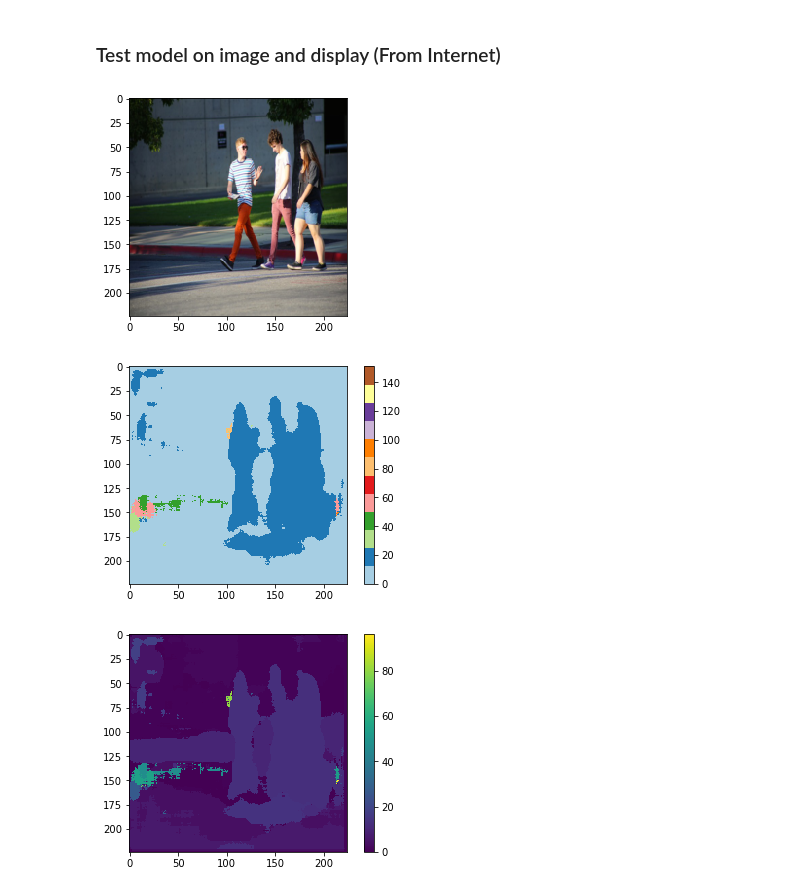
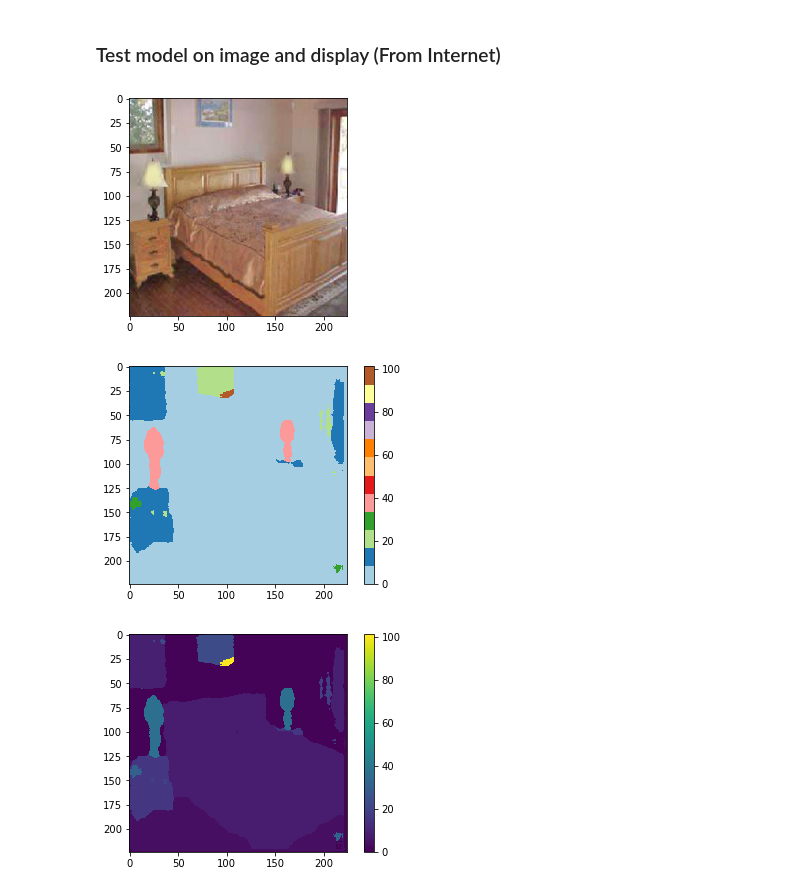
Before and after one commit to leonardoaraujosantos/LearnSegmentation, a Jupyter notebook: src/notebooks/Tensorflow_Segmentation.ipynb, the cells around one changed output. Saved outputs shown, nothing was run; the diff lists cells and outputs as text; code cells hidden in the pictures.

Commit message:
Fix notebook, adding test images, adding regularization

```diff
--- a/src/notebooks/Tensorflow_Segmentation.ipynb
+++ b/src/notebooks/Tensorflow_Segmentation.ipynb
@@ -14,13 +14,13 @@ import sys
 sys.path.insert(0, '../tensorflow')
 import models
 
-MODEL_FOLDER='/home/laraujo/work/LearnSegmentation/src/tensorflow/save/model-74'
+MODEL_FOLDER='/home/laraujo/work/LearnSegmentation/src/tensorflow/save/model-91'
 IMAGE_TEST = '/media/laraujo/BigLinuxPart/Open Datasets/sceneparsing/ADEChallengeData2016/images/training/ADE_train_00014160.jpg'
 IMAGE_GT = '/media/laraujo/BigLinuxPart/Open Datasets/sceneparsing/ADEChallengeData2016/annotations/training/ADE_train_00014160.png'
 
 # Parameters
 gpu = 0
-segmentation_type = 'fcn'
+segmentation_type = 'segnet_connected_gate'
 # %%
 fig = plt.figure()
 a=fig.add_subplot(1,2,1)
@@ -47,12 +47,12 @@ else:
     os.environ["CUDA_VISIBLE_DEVICES"] = ""
 
 # Build model
-if segmentation_type == 'fcn':
-    segmentation_model = models.FullyConvolutionalNetworks(training_mode = False)
-elif mode.lower() == 'deconvnet':
-    segmentation_model = models.FullyConvolutionalNetworks(training_mode = False)
-elif mode.lower() == 'segnet':
-    segmentation_model = models.FullyConvolutionalNetworks(training_mode = False)
+if segmentation_type.lower() == 'segnet':
+    segmentation_model = models.SegnetNoConnected(training_mode = False)
+elif segmentation_type.lower() == 'segnet_connected':
+    segmentation_model = models.SegnetConnected(training_mode = False)
+elif segmentation_type.lower() == 'segnet_connected_gate':
+    segmentation_model = models.SegnetConnectedGate(training_mode = False)
 else:
     segmentation_model = models.FullyConvolutionalNetworks(training_mode = False)
 
@@ -97,24 +97,24 @@ plt.show()
 ### Test model on image and display (From Internet)
 # %%
 # Resize image to the format expected by the model
-#img_input = misc.imread('/home/laraujo/work/LearnSegmentation/tests/inp_6.png')
-img_input = misc.imread('/home/laraujo/work/LearnSegmentation/tests/pedestrian_4.jpg')
+img_input = misc.imread('/home/laraujo/work/LearnSegmentation/tests/Bed.png')
+#img_input = misc.imread('/home/laraujo/work/LearnSegmentation/tests/bike_2.jpg')
 img_input = misc.imresize(img_input, [224, 224]) / 255.0
 plt.imshow(img_input)
 plt.show()
 
 # Run Model with given image
 pred = anotation_prediction.eval(feed_dict={model_in: [img_input]})[0]
 
 # Display Results
-plt.imshow(pred, cmap=cm.Paired ,vmin=0, vmax=151)
+plt.imshow(pred, cmap=cm.Paired ,vmin=np.min(pred), vmax=np.max(pred))
 plt.colorbar()
 plt.show()
 plt.imshow(pred)
 #plt.imshow(pred, cmap='gray')
 plt.colorbar()
 plt.show()
 # %% [output]
-[figure, old version]
+[figure, new version]
-[figure, old version]
+[figure, new version]
-[figure, old version]
+[figure, new version]
```
Also changed, not shown: parts of 3 cells of this notebook, 8 other files.
